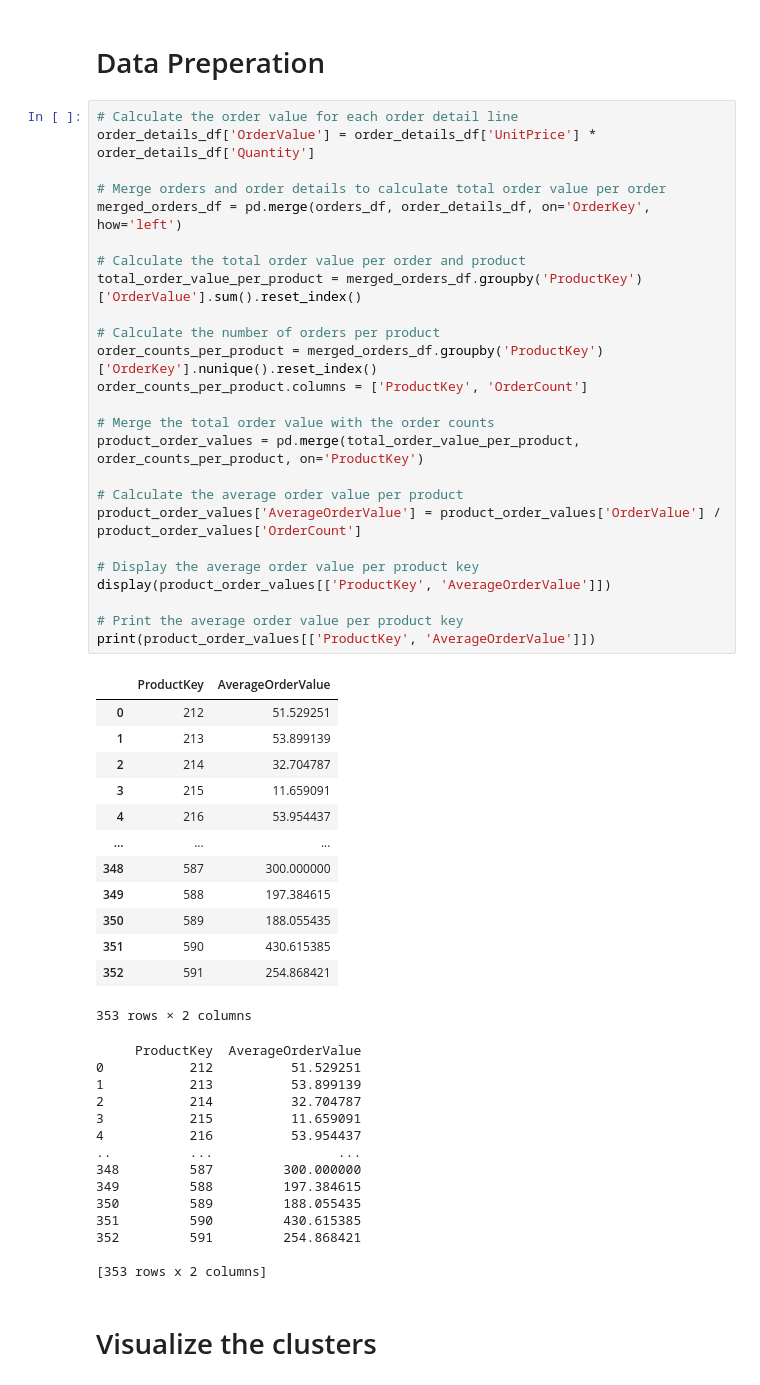
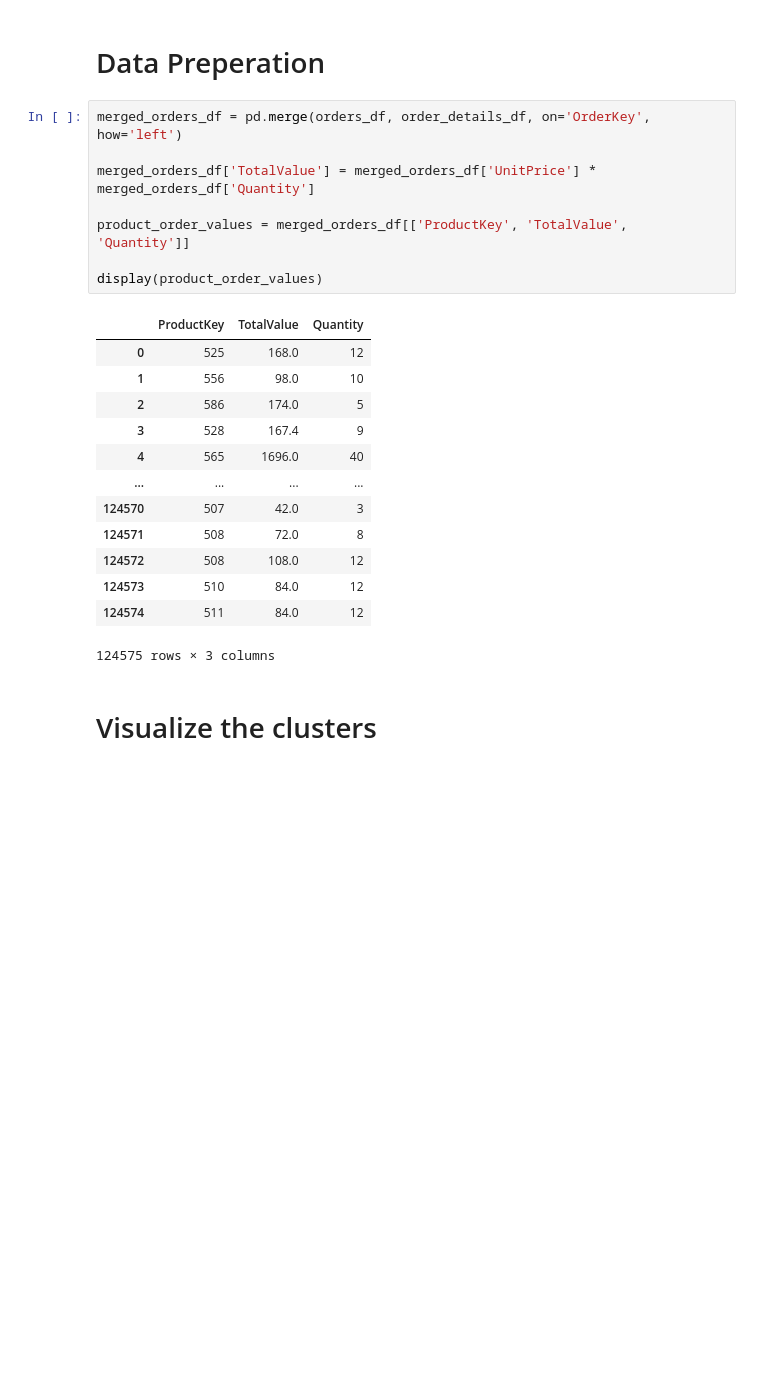
Before and after one commit to juustins/DEDS-PROJECT-2024, a Jupyter notebook: Clustering.ipynb, the cells around one changed output. Saved outputs shown, nothing was run; the diff lists cells and outputs as text; blank space fills up the shorter version.

```diff
--- a/Clustering.ipynb
+++ b/Clustering.ipynb
@@ -54,58 +54,27 @@ display(order_details_df)
 # %% [markdown]
 # Data Preperation
 # %%
-# Calculate the order value for each order detail line
-order_details_df['OrderValue'] = order_details_df['UnitPrice'] * order_details_df['Quantity']
-
-# Merge orders and order details to calculate total order value per order
 merged_orders_df = pd.merge(orders_df, order_details_df, on='OrderKey', how='left')
 
-# Calculate the total order value per order and product
-total_order_value_per_product = merged_orders_df.groupby('ProductKey')['OrderValue'].sum().reset_index()
+merged_orders_df['TotalValue'] = merged_orders_df['UnitPrice'] * merged_orders_df['Quantity']
 
-# Calculate the number of orders per product
-order_counts_per_product = merged_orders_df.groupby('ProductKey')['OrderKey'].nunique().reset_index()
-order_counts_per_product.columns = ['ProductKey', 'OrderCount']
+product_order_values = merged_orders_df[['ProductKey', 'TotalValue', 'Quantity']]
 
-# Merge the total order value with the order counts
-product_order_values = pd.merge(total_order_value_per_product, order_counts_per_product, on='ProductKey')
-
-# Calculate the average order value per product
-product_order_values['AverageOrderValue'] = product_order_values['OrderValue'] / product_order_values['OrderCount']
-
-# Display the average order value per product key
-display(product_order_values[['ProductKey', 'AverageOrderValue']])
-
-# Print the average order value per product key
-print(product_order_values[['ProductKey', 'AverageOrderValue']])
+display(product_order_values)
 # %% [output]
-|  | ProductKey | AverageOrderValue |
-| 0 | 212 | 51.529251 |
-| 1 | 213 | 53.899139 |
-| 2 | 214 | 32.704787 |
-| 3 | 215 | 11.659091 |
-| 4 | 216 | 53.954437 |
-| ... | ... | ... |
-| 348 | 587 | 300.000000 |
-| 349 | 588 | 197.384615 |
-| 350 | 589 | 188.055435 |
-| 351 | 590 | 430.615385 |
-| 352 | 591 | 254.868421 |
+|  | ProductKey | TotalValue | Quantity |
+| 0 | 525 | 168.0 | 12 |
+| 1 | 556 | 98.0 | 10 |
+| 2 | 586 | 174.0 | 5 |
+| 3 | 528 | 167.4 | 9 |
+| 4 | 565 | 1696.0 | 40 |
+| ... | ... | ... | ... |
+| 124570 | 507 | 42.0 | 3 |
+| 124571 | 508 | 72.0 | 8 |
+| 124572 | 508 | 108.0 | 12 |
+| 124573 | 510 | 84.0 | 12 |
+| 124574 | 511 | 84.0 | 12 |
-353 rows × 2 columns
+124575 rows × 3 columns
-     ProductKey  AverageOrderValue
-0           212          51.529251
-1           213          53.899139
-2           214          32.704787
-3           215          11.659091
-4           216          53.954437
-..          ...                ...
-348         587         300.000000
-349         588         197.384615
-350         589         188.055435
-351         590         430.615385
-352         591         254.868421
-
-[353 rows x 2 columns]
 # %% [markdown]
 # Visualize the clusters
 # %%
```
Also changed, not shown: parts of 1 cell of this notebook.
